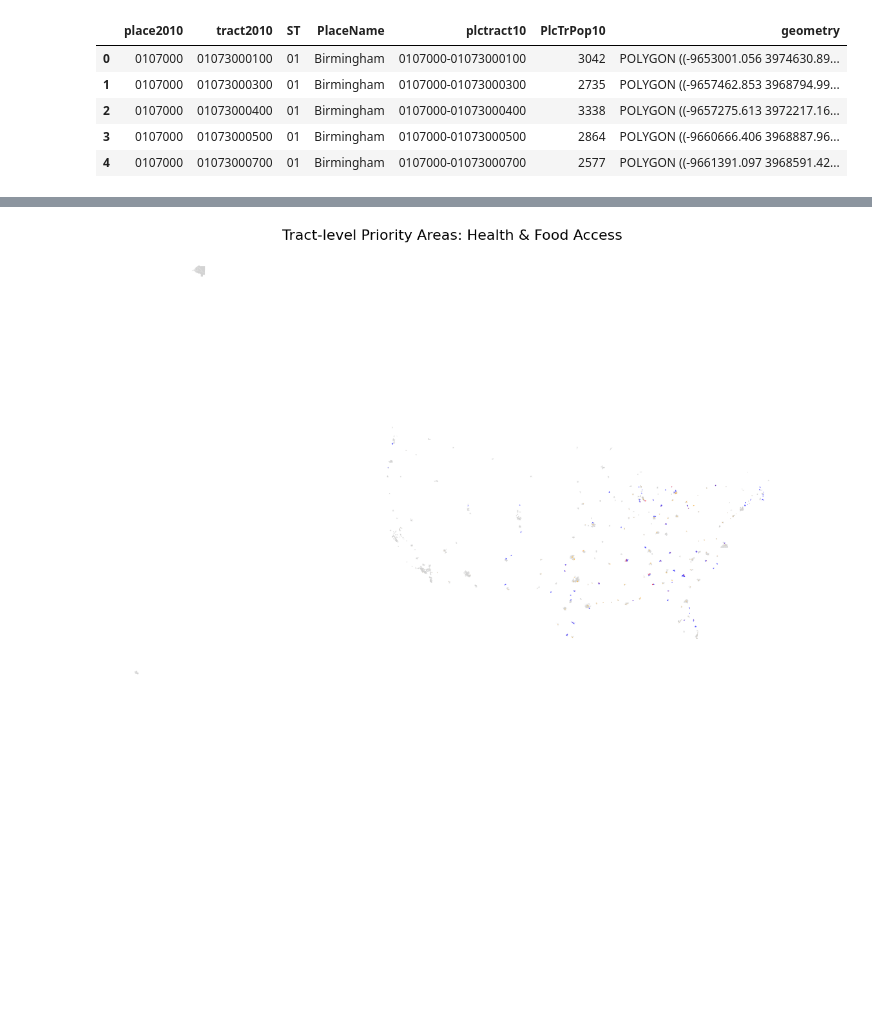
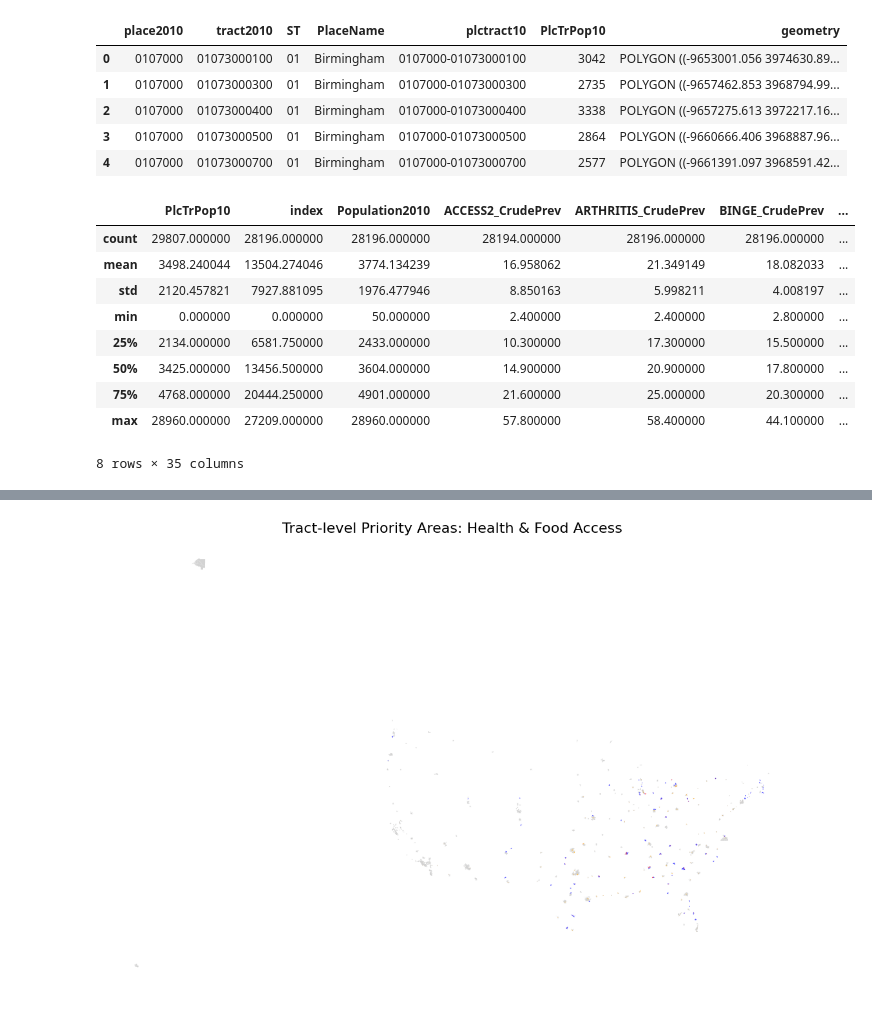
Before and after one commit to bangaloren/N1Health, a Jupyter notebook: n1_analytics-Copy1.ipynb, the cells around one changed output, grey strips where cells are left out. Saved outputs shown, nothing was run; the diff lists cells and outputs as text; code cells hidden in the pictures; blank space fills up the shorter version.

```diff
--- a/n1_analytics-Copy1.ipynb
+++ b/n1_analytics-Copy1.ipynb
@@ -728,6 +764,19 @@ health_combined = tracts.merge(
     right_on='TractFIPS',
     how='left'
 )
+# %%
+health_combined.describe()
+# %% [output]
+|  | PlcTrPop10 | index | Population2010 | ACCESS2_CrudePrev | ARTHRITIS_CrudePrev | BINGE_CrudePrev | ... |
+| count | 29807.000000 | 28196.000000 | 28196.000000 | 28194.000000 | 28196.000000 | 28196.000000 | ... |
+| mean | 3498.240044 | 13504.274046 | 3774.134239 | 16.958062 | 21.349149 | 18.082033 | ... |
+| std | 2120.457821 | 7927.881095 | 1976.477946 | 8.850163 | 5.998211 | 4.008197 | ... |
+| min | 0.000000 | 0.000000 | 50.000000 | 2.400000 | 2.400000 | 2.800000 | ... |
+| 25% | 2134.000000 | 6581.750000 | 2433.000000 | 10.300000 | 17.300000 | 15.500000 | ... |
+| 50% | 3425.000000 | 13456.500000 | 3604.000000 | 14.900000 | 20.900000 | 17.800000 | ... |
+| 75% | 4768.000000 | 20444.250000 | 4901.000000 | 21.600000 | 25.000000 | 20.300000 | ... |
+| max | 28960.000000 | 27209.000000 | 28960.000000 | 57.800000 | 58.400000 | 44.100000 | ... |
+8 rows × 35 columns
 # %%
 health_combined
 # %% [output]
```
Also changed, not shown: parts of 8 cells of this notebook, 3 other files.
